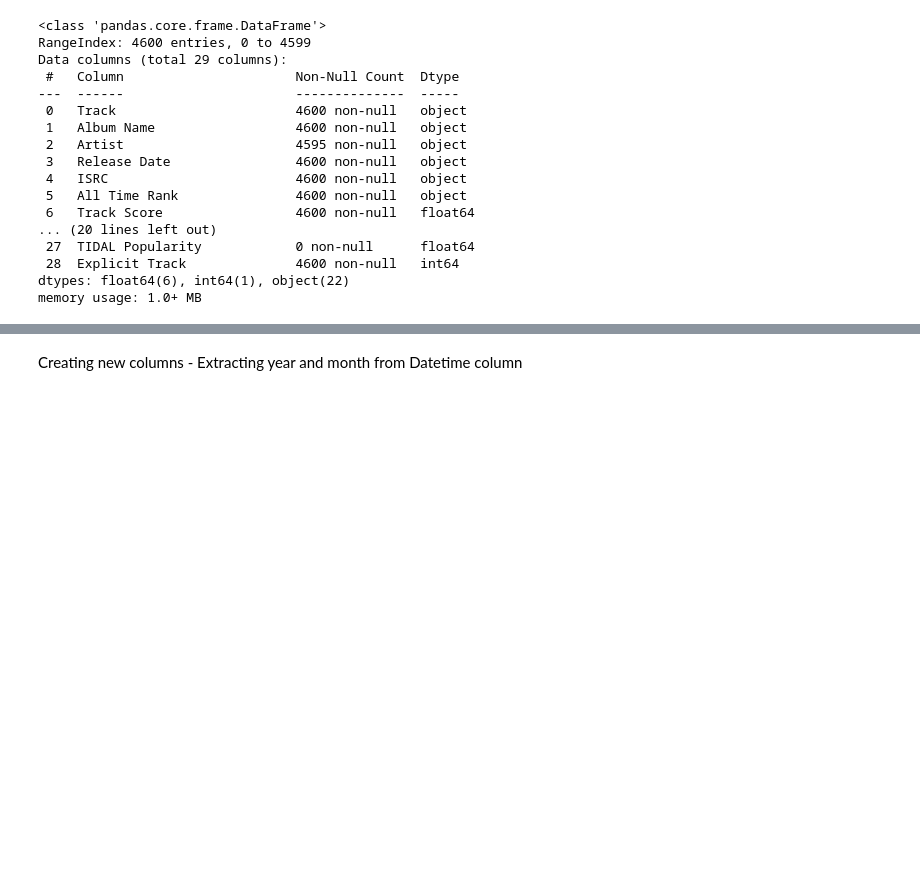
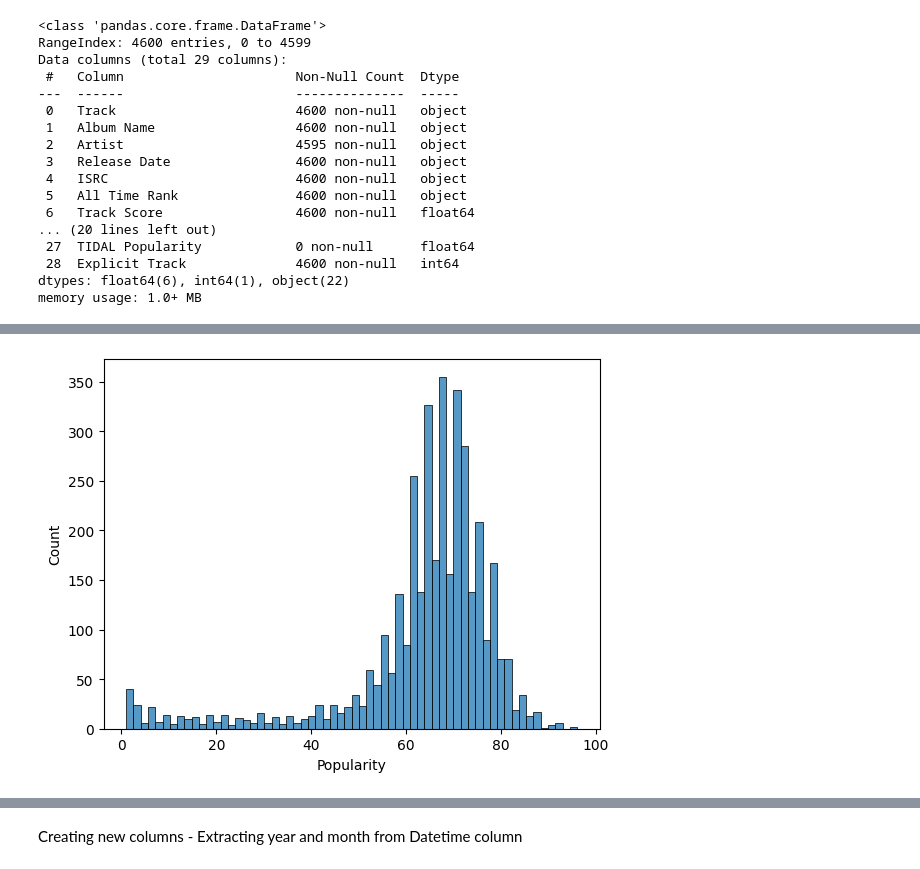
Before and after one commit to mfachrizalg/Tugas-2-Data-Preprocessing, a Jupyter notebook: spotify_2024_preprocessing.ipynb, the cells around one changed output, grey strips where cells are left out. Saved outputs shown, nothing was run; the diff lists cells and outputs as text; code cells hidden in the pictures; blank space fills up the shorter version.

```diff
--- a/spotify_2024_preprocessing.ipynb
+++ b/spotify_2024_preprocessing.ipynb
@@ -102,0 +139,5 @@ Formatting all columns
+# %%
+sns.histplot(data=df, x ='Popularity')
+plt.show()
+# %% [output]
+[figure, added]
```
Also changed, not shown: parts of 27 cells of this notebook.
